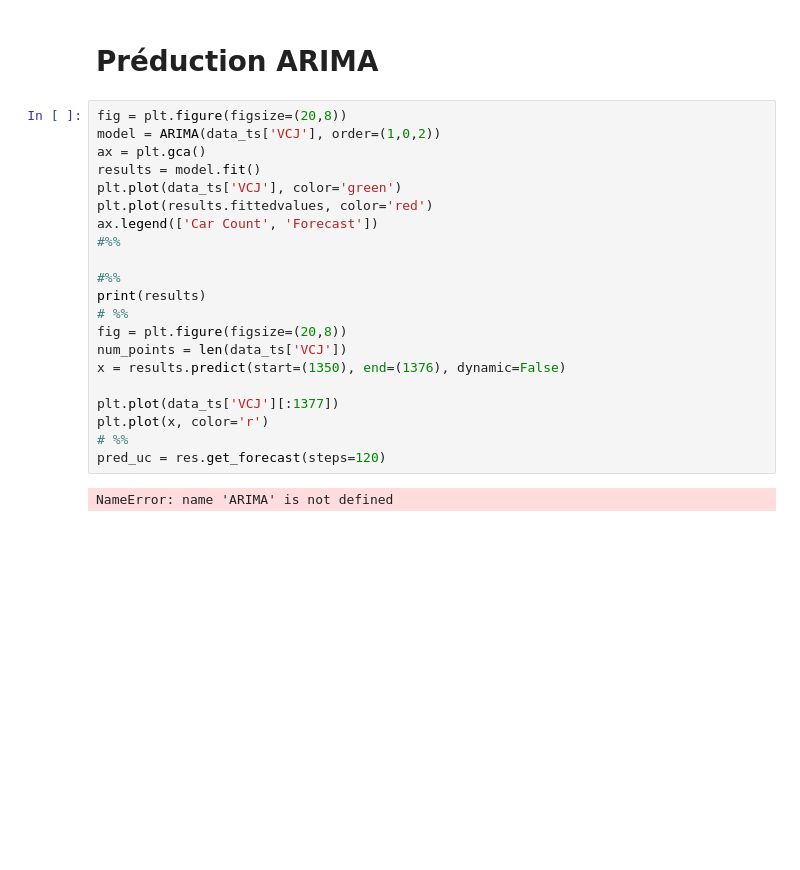
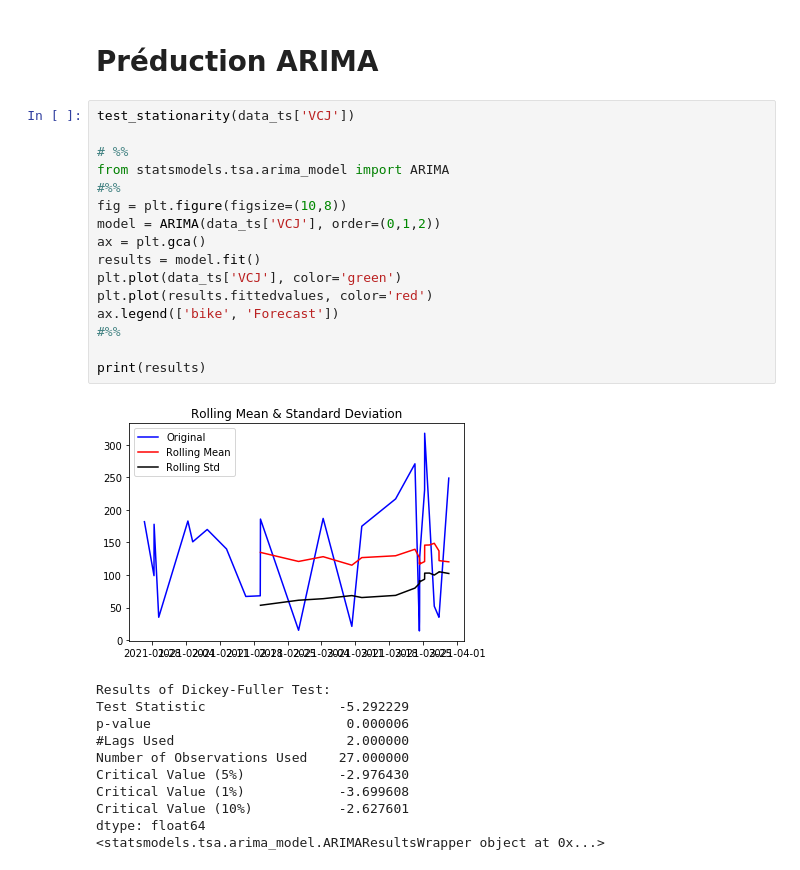
Before and after one commit to sidysow/challenge_2021, a Jupyter notebook: Prdict.ipynb, the cells around one changed output. Cells and saved outputs as stored; diff of their text form; blank space fills up the shorter version.

```diff
--- a/Prdict.ipynb
+++ b/Prdict.ipynb
@@ -70,25 +122,30 @@ def test_stationarity(timeseries):
 # %% [markdown]
 # Préduction ARIMA
 # %%
-fig = plt.figure(figsize=(20,8))
-model = ARIMA(data_ts['VCJ'], order=(1,0,2))
+test_stationarity(data_ts['VCJ'])
+
+# %%
+from statsmodels.tsa.arima_model import ARIMA
+#%%
+fig = plt.figure(figsize=(10,8))
+model = ARIMA(data_ts['VCJ'], order=(0,1,2))
 ax = plt.gca()
 results = model.fit()
 plt.plot(data_ts['VCJ'], color='green')
 plt.plot(results.fittedvalues, color='red')
-ax.legend(['Car Count', 'Forecast'])
+ax.legend(['bike', 'Forecast'])
 #%%
 
-#%%
 print(results)
-# %%
-fig = plt.figure(figsize=(20,8))
-num_points = len(data_ts['VCJ'])
-x = results.predict(start=(1350), end=(1376), dynamic=False)
-
-plt.plot(data_ts['VCJ'][:1377])
-plt.plot(x, color='r')
-# %%
-pred_uc = res.get_forecast(steps=120)
 # %% [output]
+[figure, added]
-NameError: name 'ARIMA' is not defined
+Results of Dickey-Fuller Test:
+Test Statistic                 -5.292229
+p-value                         0.000006
+#Lags Used                      2.000000
+Number of Observations Used    27.000000
+Critical Value (5%)            -2.976430
+Critical Value (1%)            -3.699608
+Critical Value (10%)           -2.627601
+dtype: float64
+<statsmodels.tsa.arima_model.ARIMAResultsWrapper object at 0x...>
```
Also changed, not shown: parts of 15 cells of this notebook, 2 other files.
